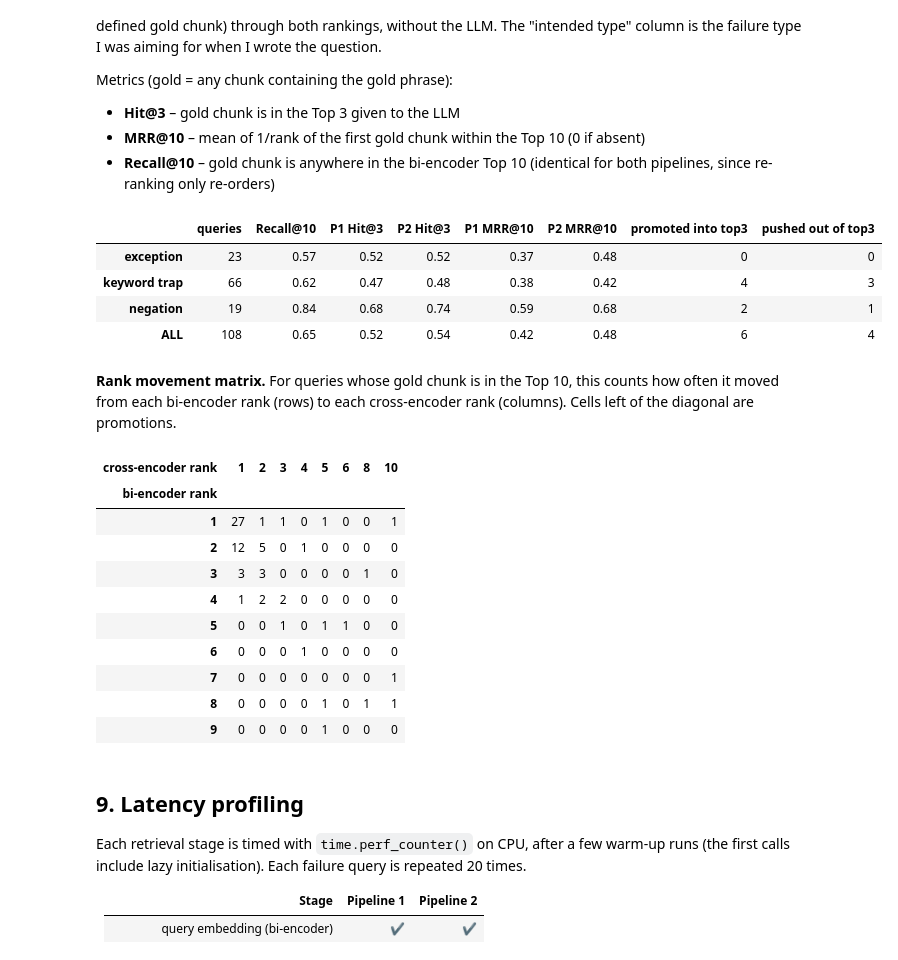
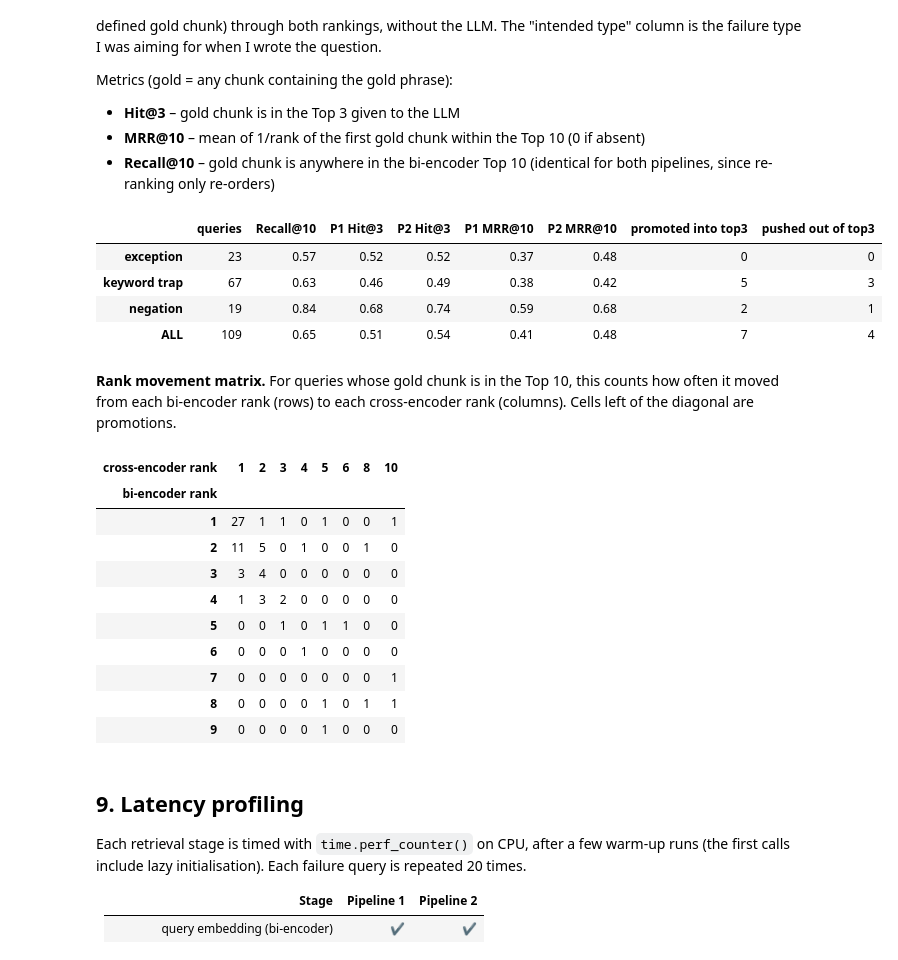
Before and after one commit to Sourav-Nath-01/RAG-Assignment-Baseline-vs.-Re-Ranking, a Jupyter notebook: RAG_Reranking.ipynb, the cells around one changed output. Saved outputs shown, nothing was run; the diff lists cells and outputs as text; code cells hidden in the pictures.

Commit message:
Fix text cleaning and update failure cases

```diff
--- a/RAG_Reranking.ipynb
+++ b/RAG_Reranking.ipynb
@@ -194,7 +209,8 @@ def to_units(lines):
     flush()
 
     for u in units:
-        txt = re.sub(r"(\w)- (\w)", r"\1-\2", u["text"])    # "cross- border" -> "cross-border"
+        txt = u["text"].replace("\u00ad ", "").replace("\u00ad", "")   # soft hyphen: "adminis trative" -> "administrative"
+        txt = re.sub(r"(\w)- (\w)", r"\1-\2", txt)          # real hyphen: "cross- border" -> "cross-border"
         u["text"] = re.sub(r"\s+", " ", txt).strip()
     return units
 
@@ -204,6 +220,7 @@ n_rec = sum(u["section"].startswith("Recital") for u in units)
 n_art = sum(u["section"].startswith("Article") for u in units)
 print(f"{n_rec} recitals, {n_art} articles")
 assert n_rec == 173 and n_art == 99, "structure parsing went wrong"
+assert not any("\u00ad" in u["text"] for u in units), "soft hyphens left in the text"
 pd.DataFrame(units)[["section", "page", "text"]].iloc[[0, 172, 173, 205]]
 # %% [output]
 173 recitals, 99 articles
@@ -905,6 +929,7 @@ CANDIDATE_POOL = [
     ('keyword trap', 'Is the processor liable instead of the controller when it breaks the contract?', 'shall be considered to be a controller in respect of that processing'),
     ('keyword trap', 'Who has to keep processing contracts in writing?', 'shall be in writing, including in electronic form'),
     ('keyword trap', 'Does the processor have to help the controller answer data subject requests?', 'assists the controller by appropriate technical and organisational measures'),
+    ('keyword trap', 'Is a person allowed to complain to a court instead of the regulator?', 'Without prejudice to any available administrative or non-judicial remedy'),
 ]
 
 
@@ -918,36 +943,36 @@ for intended, q, phrase in CANDIDATE_POOL:
     pool_rows.append({"intended type": intended, "query": q,
                       "bi_rank": min(bi_hits) if bi_hits else None, "ce_rank": min(ce_hits) if ce_hits else None})
 pool_df = pd.DataFrame(pool_rows)
 # per-query metrics; RR = reciprocal rank of the first gold chunk (0 if it is not in the Top 10)
 pool_df["recall@10"] = pool_df.bi_rank.notna()
 pool_df["P1 hit@3"]  = pool_df.bi_rank.le(TOP_N)
 pool_df["P2 hit@3"]  = pool_df.ce_rank.le(TOP_N)
 pool_df["P1 RR"] = (1 / pool_df.bi_rank).fillna(0)
 pool_df["P2 RR"] = (1 / pool_df.ce_rank).fillna(0)
 pool_df.to_csv(RESULTS_DIR / "candidate_pool_ranks.csv", index=False)
 
 
 def summarise(df):
     # aggregate metrics for a group of queries
     return pd.Series({"queries": len(df),
                       "Recall@10": df["recall@10"].mean(),
                       "P1 Hit@3": df["P1 hit@3"].mean(), "P2 Hit@3": df["P2 hit@3"].mean(),
                       "P1 MRR@10": df["P1 RR"].mean(), "P2 MRR@10": df["P2 RR"].mean(),
                       "promoted into top3": int((~df["P1 hit@3"] & df["P2 hit@3"]).sum()),
                       "pushed out of top3": int((df["P1 hit@3"] & ~df["P2 hit@3"]).sum())})
 
 
 pool_summary = pd.concat([pool_df.groupby("intended type").apply(summarise).T,
                           summarise(pool_df).rename("ALL")], axis=1).T
 pool_summary.to_csv(RESULTS_DIR / "candidate_pool_summary.csv")
 pool_summary.style.format({c: "{:.2f}" for c in ["Recall@10", "P1 Hit@3", "P2 Hit@3", "P1 MRR@10", "P2 MRR@10"]}
                           | {c: "{:.0f}" for c in ["queries", "promoted into top3", "pushed out of top3"]})
 # %% [output]
 |  | queries | Recall@10 | P1 Hit@3 | P2 Hit@3 | P1 MRR@10 | P2 MRR@10 | promoted into top3 | pushed out of top3 |
 | exception | 23 | 0.57 | 0.52 | 0.52 | 0.37 | 0.48 | 0 | 0 |
-| keyword trap | 66 | 0.62 | 0.47 | 0.48 | 0.38 | 0.42 | 4 | 3 |
+| keyword trap | 67 | 0.63 | 0.46 | 0.49 | 0.38 | 0.42 | 5 | 3 |
 | negation | 19 | 0.84 | 0.68 | 0.74 | 0.59 | 0.68 | 2 | 1 |
-| ALL | 108 | 0.65 | 0.52 | 0.54 | 0.42 | 0.48 | 6 | 4 |
+| ALL | 109 | 0.65 | 0.51 | 0.54 | 0.41 | 0.48 | 7 | 4 |
 # %% [markdown]
 **Rank movement matrix.** For queries whose gold chunk is in the Top 10, this counts how often it moved from each bi-encoder rank (rows) to each cross-encoder rank (columns). Cells left of the diagonal are promotions.
 # %%
@@ -959,9 +984,9 @@ shift
 | cross-encoder rank | 1 | 2 | 3 | 4 | 5 | 6 | 8 | 10 |
 | bi-encoder rank |  |  |  |  |  |  |  |  |
 | 1 | 27 | 1 | 1 | 0 | 1 | 0 | 0 | 1 |
-| 2 | 12 | 5 | 0 | 1 | 0 | 0 | 0 | 0 |
-| 3 | 3 | 3 | 0 | 0 | 0 | 0 | 1 | 0 |
-| 4 | 1 | 2 | 2 | 0 | 0 | 0 | 0 | 0 |
+| 2 | 11 | 5 | 0 | 1 | 0 | 0 | 1 | 0 |
+| 3 | 3 | 4 | 0 | 0 | 0 | 0 | 0 | 0 |
+| 4 | 1 | 3 | 2 | 0 | 0 | 0 | 0 | 0 |
 | 5 | 0 | 0 | 1 | 0 | 1 | 1 | 0 | 0 |
 | 6 | 0 | 0 | 0 | 1 | 0 | 0 | 0 | 0 |
 | 7 | 0 | 0 | 0 | 0 | 0 | 0 | 0 | 1 |
```
Also changed, not shown: parts of 18 cells of this notebook, 8 other files.
